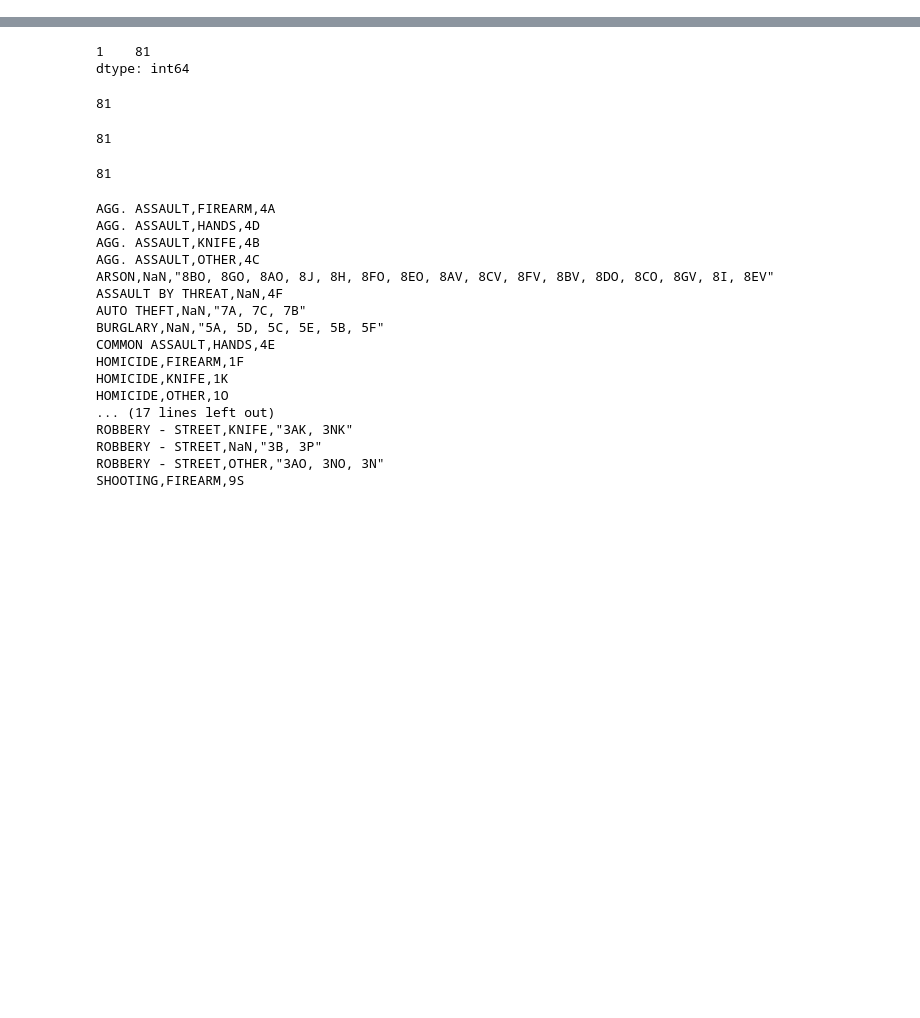
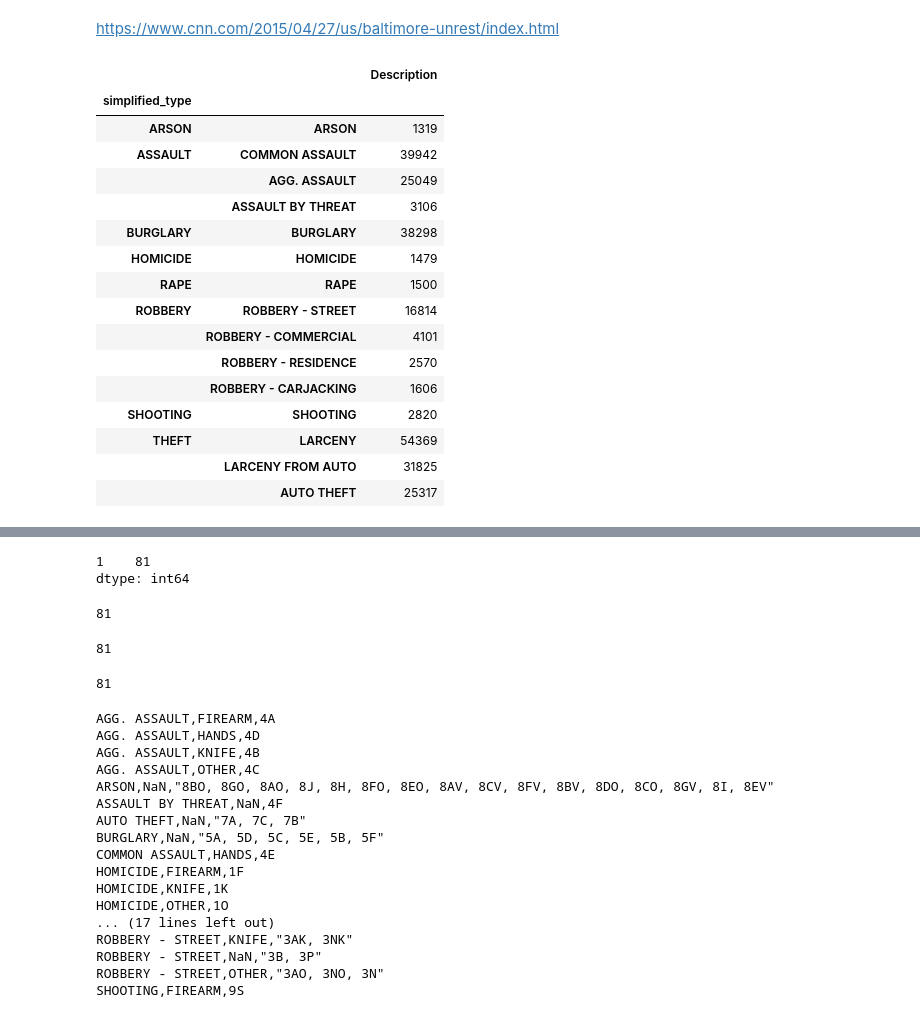
Before and after one commit to JHWu92/public-safety-baltimore, a Jupyter notebook: data/open-baltimore/UNDERSTAND - BPD_Part_1_Victim_Based_Crime_Data.ipynb, the cells around one changed output, grey strips where cells are left out. Cells and saved outputs as stored; diff of their text form; code cells hidden in the pictures; blank space fills up the shorter version.

```diff
--- a/data/open-baltimore/UNDERSTAND - BPD_Part_1_Victim_Based_Crime_Data.ipynb
+++ b/data/open-baltimore/UNDERSTAND - BPD_Part_1_Victim_Based_Crime_Data.ipynb
@@ -3,2 +7,4 @@ import pandas as pd
+# %% [markdown]
+https://www.cnn.com/2015/04/27/us/baltimore-unrest/index.html
 # %%
-df = pd.read_csv('BPD_Part_1_Victim_Based_Crime_Data.csv').fillna('NaN')
+df = pd.read_csv('raw/BPD_Part_1_Victim_Based_Crime_Data.csv').fillna('NaN')
@@ -4,0 +31,20 @@ df = pd.read_csv('BPD_Part_1_Victim_Based_Crime_Data.csv').fillna('NaN')
+# %%
+df.groupby('simplified_type').apply(lambda x: x.Description.value_counts()).to_frame()
+# %% [output]
+|  |  | Description |
+| simplified_type |  |  |
+| ARSON | ARSON | 1319 |
+| ASSAULT | COMMON ASSAULT | 39942 |
+|  | AGG. ASSAULT | 25049 |
+|  | ASSAULT BY THREAT | 3106 |
+| BURGLARY | BURGLARY | 38298 |
+| HOMICIDE | HOMICIDE | 1479 |
+| RAPE | RAPE | 1500 |
+| ROBBERY | ROBBERY - STREET | 16814 |
+|  | ROBBERY - COMMERCIAL | 4101 |
+|  | ROBBERY - RESIDENCE | 2570 |
+|  | ROBBERY - CARJACKING | 1606 |
+| SHOOTING | SHOOTING | 2820 |
+| THEFT | LARCENY | 54369 |
+|  | LARCENY FROM AUTO | 31825 |
+|  | AUTO THEFT | 25317 |
```
Also changed, not shown: parts of 24 cells of this notebook, 3 other files.
